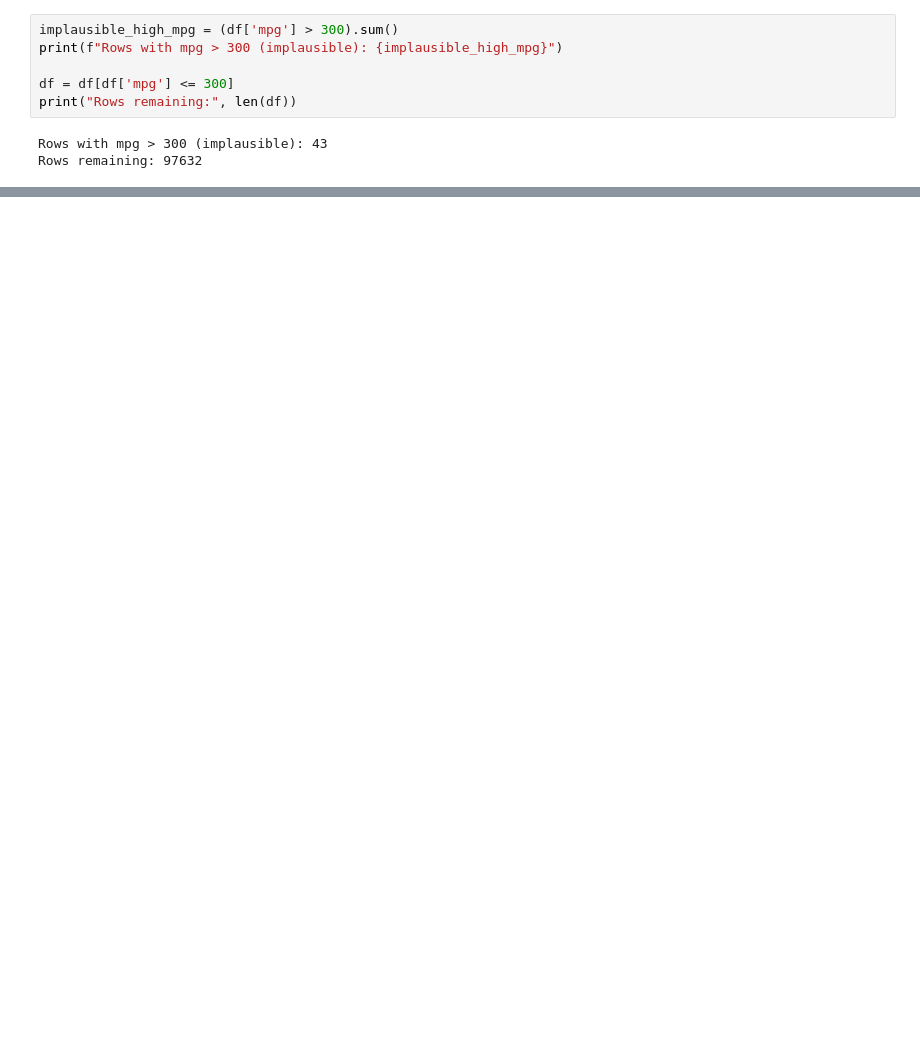
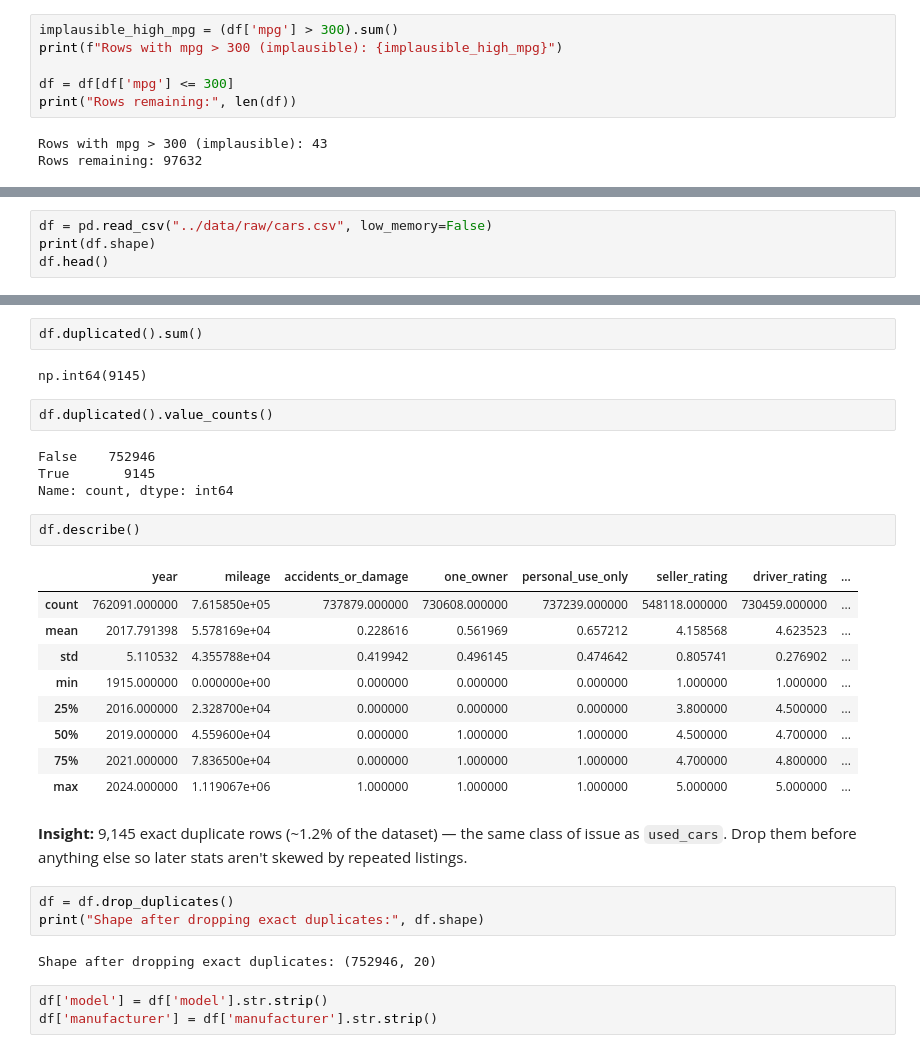
Before and after one commit to niteshbairwa185-pixel/automobile-intelligent-system, a Jupyter notebook: notebooks/01_cleaning.ipynb, the cells around one changed output, grey strips where cells are left out. Drawn from its saved outputs; the diff is of its cells as text; blank space fills up the shorter version.

```diff
--- a/notebooks/01_cleaning.ipynb
+++ b/notebooks/01_cleaning.ipynb
@@ -640,0 +429,4 @@ Saved cleaned data: (97632, 12)
+# %%
+df = pd.read_csv("../data/raw/cars.csv", low_memory=False)
+print(df.shape)
+df.head()
@@ -640,0 +485,32 @@ Saved cleaned data: (97632, 12)
+# %%
+df.duplicated().sum()
+# %% [output]
+np.int64(9145)
+# %%
+df.duplicated().value_counts()
+# %% [output]
+False    752946
+True       9145
+Name: count, dtype: int64
+# %%
+df.describe()
+# %% [output]
+|  | year | mileage | accidents_or_damage | one_owner | personal_use_only | seller_rating | driver_rating | ... |
+| count | 762091.000000 | 7.615850e+05 | 737879.000000 | 730608.000000 | 737239.000000 | 548118.000000 | 730459.000000 | ... |
+| mean | 2017.791398 | 5.578169e+04 | 0.228616 | 0.561969 | 0.657212 | 4.158568 | 4.623523 | ... |
+| std | 5.110532 | 4.355788e+04 | 0.419942 | 0.496145 | 0.474642 | 0.805741 | 0.276902 | ... |
+| min | 1915.000000 | 0.000000e+00 | 0.000000 | 0.000000 | 0.000000 | 1.000000 | 1.000000 | ... |
+| 25% | 2016.000000 | 2.328700e+04 | 0.000000 | 0.000000 | 0.000000 | 3.800000 | 4.500000 | ... |
+| 50% | 2019.000000 | 4.559600e+04 | 0.000000 | 1.000000 | 1.000000 | 4.500000 | 4.700000 | ... |
+| 75% | 2021.000000 | 7.836500e+04 | 0.000000 | 1.000000 | 1.000000 | 4.700000 | 4.800000 | ... |
+| max | 2024.000000 | 1.119067e+06 | 1.000000 | 1.000000 | 1.000000 | 5.000000 | 5.000000 | ... |
+# %% [markdown]
+**Insight:** 9,145 exact duplicate rows (~1.2% of the dataset) — the same class of issue as `used_cars`. Drop them before anything else so later stats aren't skewed by repeated listings.
+# %%
+df = df.drop_duplicates()
+print("Shape after dropping exact duplicates:", df.shape)
+# %% [output]
+Shape after dropping exact duplicates: (752946, 20)
+# %%
+df['model'] = df['model'].str.strip()
+df['manufacturer'] = df['manufacturer'].str.strip()
```
Also changed, not shown: parts of 65 cells of this notebook.
